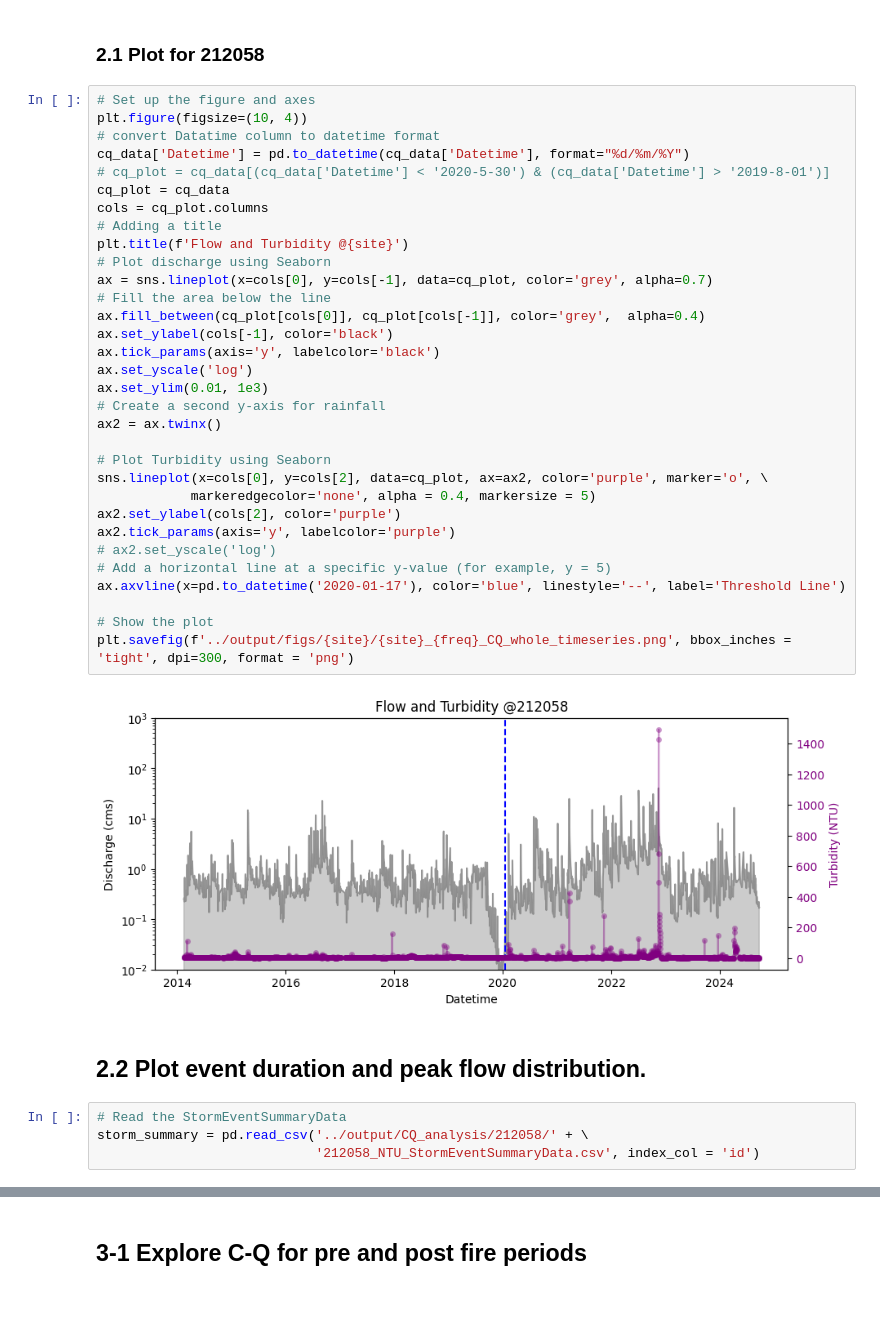
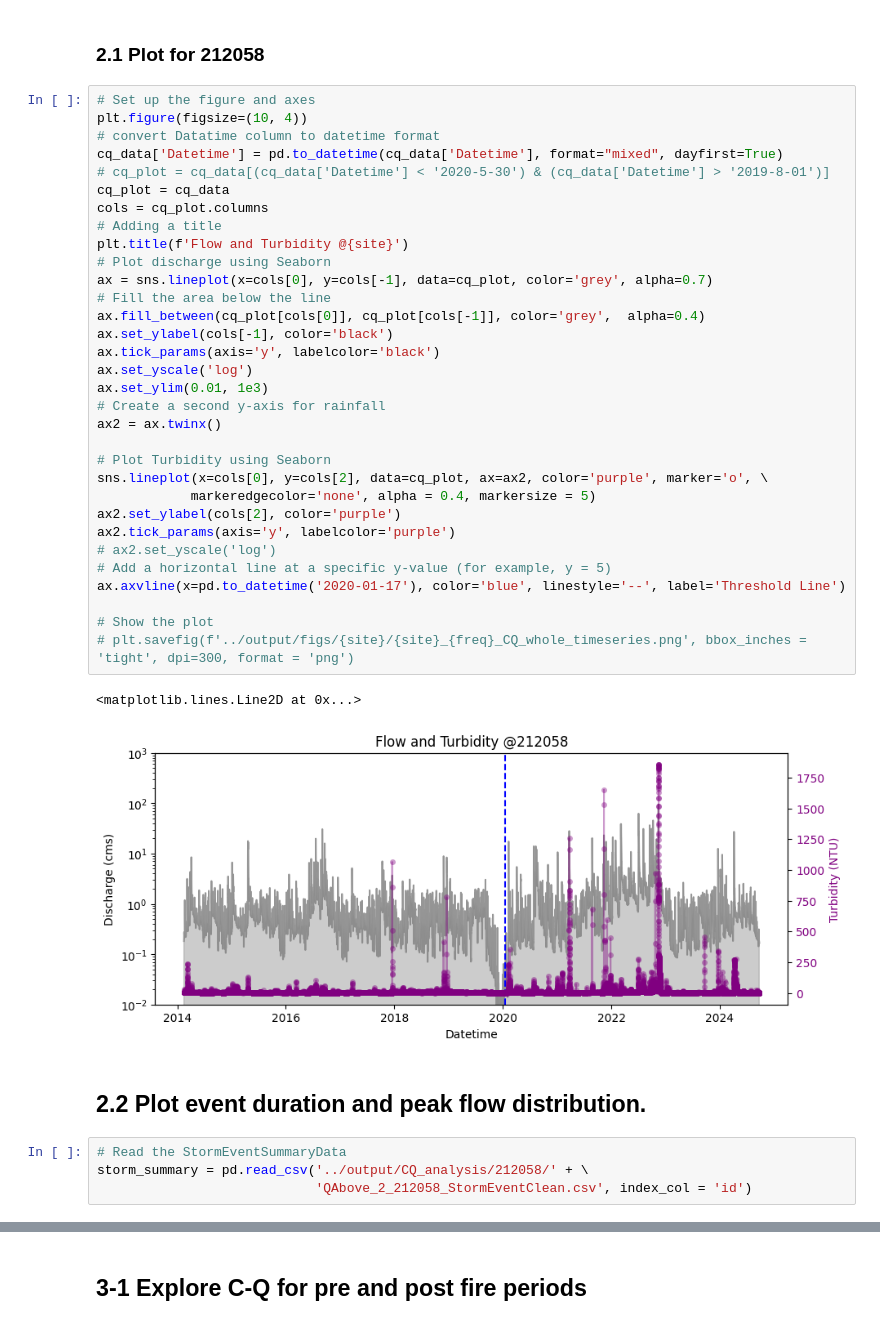
Before and after one commit to QianWanghhu/BushFireWQ, a Jupyter notebook: src/Explore_212058_CQ.ipynb, the cells around one changed output, grey strips where cells are left out. Drawn from its saved outputs; the diff is of its cells as text.

```diff
--- a/src/Explore_212058_CQ.ipynb
+++ b/src/Explore_212058_CQ.ipynb
@@ -42,42 +43,43 @@ else: #Generate the formated file if it does not exist.
 # Set up the figure and axes
 plt.figure(figsize=(10, 4))
 # convert Datatime column to datetime format
-cq_data['Datetime'] = pd.to_datetime(cq_data['Datetime'], format="%d/%m/%Y")
+cq_data['Datetime'] = pd.to_datetime(cq_data['Datetime'], format="mixed", dayfirst=True)
 # cq_plot = cq_data[(cq_data['Datetime'] < '2020-5-30') & (cq_data['Datetime'] > '2019-8-01')]
 cq_plot = cq_data
 cols = cq_plot.columns
 # Adding a title
 plt.title(f'Flow and Turbidity @{site}')
 # Plot discharge using Seaborn
 ax = sns.lineplot(x=cols[0], y=cols[-1], data=cq_plot, color='grey', alpha=0.7)
 # Fill the area below the line
 ax.fill_between(cq_plot[cols[0]], cq_plot[cols[-1]], color='grey',  alpha=0.4)
 ax.set_ylabel(cols[-1], color='black')
 ax.tick_params(axis='y', labelcolor='black')
 ax.set_yscale('log')
 ax.set_ylim(0.01, 1e3)
 # Create a second y-axis for rainfall
 ax2 = ax.twinx()
 
 # Plot Turbidity using Seaborn
 sns.lineplot(x=cols[0], y=cols[2], data=cq_plot, ax=ax2, color='purple', marker='o', \
             markeredgecolor='none', alpha = 0.4, markersize = 5)
 ax2.set_ylabel(cols[2], color='purple')
 ax2.tick_params(axis='y', labelcolor='purple')
 # ax2.set_yscale('log')
 # Add a horizontal line at a specific y-value (for example, y = 5)
 ax.axvline(x=pd.to_datetime('2020-01-17'), color='blue', linestyle='--', label='Threshold Line')
 
 # Show the plot
-plt.savefig(f'../output/figs/{site}/{site}_{freq}_CQ_whole_timeseries.png', bbox_inches = 'tight', dpi=300, format = 'png')
+# plt.savefig(f'../output/figs/{site}/{site}_{freq}_CQ_whole_timeseries.png', bbox_inches = 'tight', dpi=300, format = 'png')
 # %% [output]
+<matplotlib.lines.Line2D at 0x...>
-[figure, old version]
+[figure, new version]
 # %% [markdown]
 ## 2.2 Plot event duration and peak flow distribution.
 # %%
 # Read the StormEventSummaryData
 storm_summary = pd.read_csv('../output/CQ_analysis/212058/' + \
-                            '212058_NTU_StormEventSummaryData.csv', index_col = 'id')
+                            'QAbove_2_212058_StormEventClean.csv', index_col = 'id')
 # %%
 # Hist plot of Event Duration (Hours)
 storm_summary.duration_hrs.plot(kind='hist')
```
Also changed, not shown: parts of 14 cells of this notebook, 53 other files.
